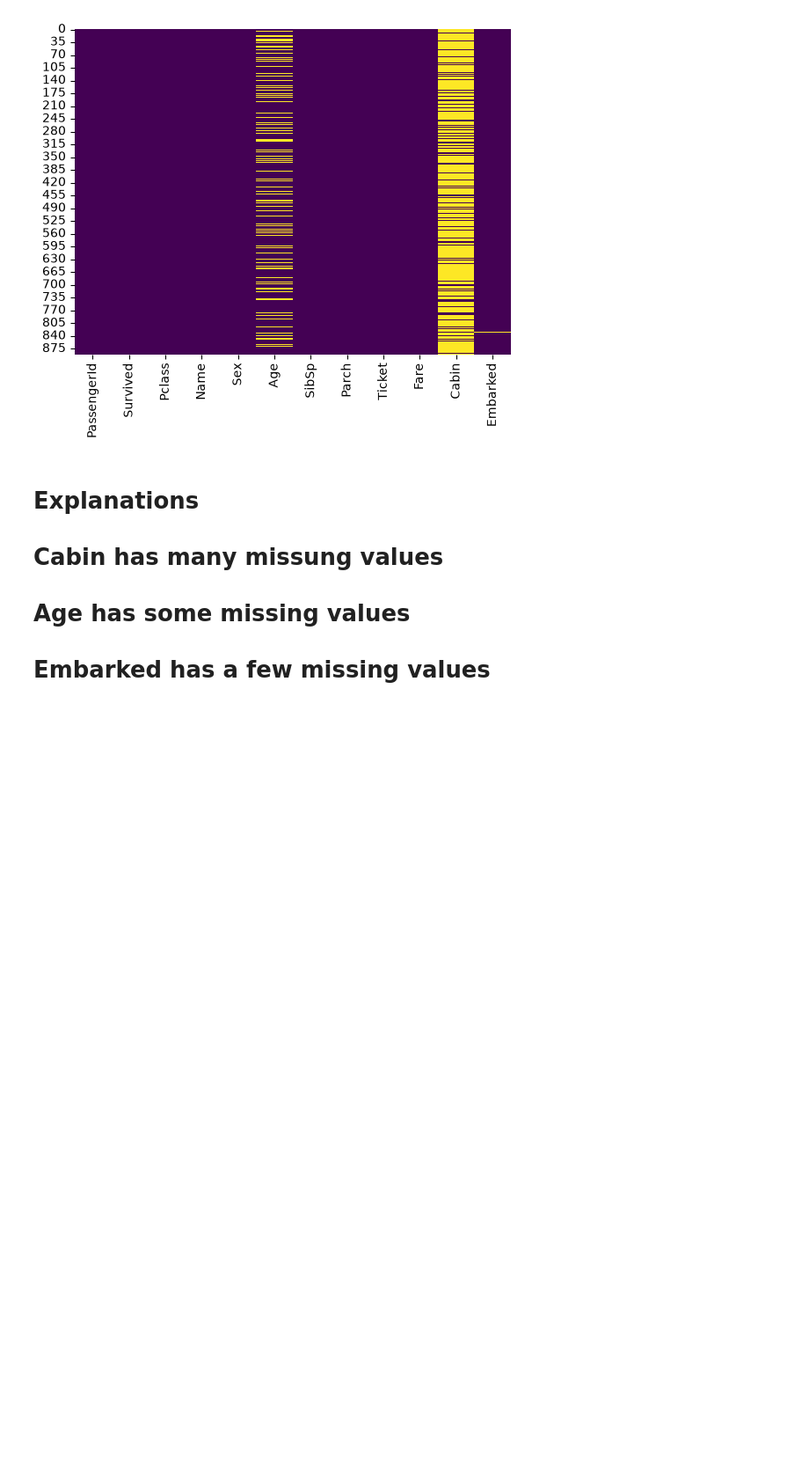
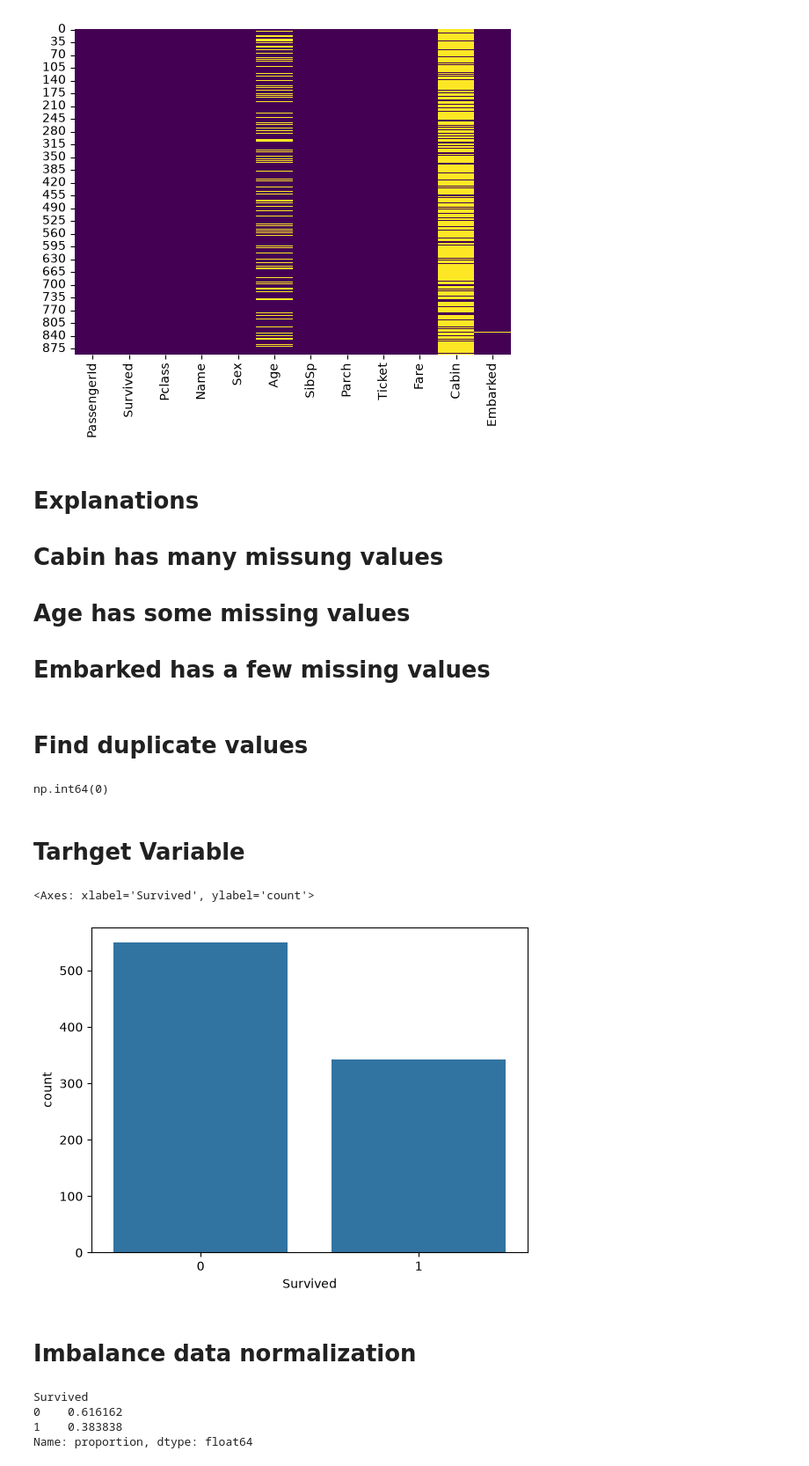
Before and after one commit to shy942/ML-exploration, a Jupyter notebook: notebooks/01_EDA.ipynb, the cells around one changed output. Shown at 88% size. Cells and saved outputs as stored; diff of their text form; code cells hidden in the pictures; blank space fills up the shorter version.

```diff
--- a/notebooks/01_EDA.ipynb
+++ b/notebooks/01_EDA.ipynb
@@ -74,3 +74,25 @@ sns.heatmap(df.isnull(), cbar=False, cmap='viridis')
 # Cabin has many missung values
 # Age has some missing values
 # Embarked has a few missing values
+# %% [markdown]
+# Find duplicate values
+# %%
+df.duplicated().sum()
+# %% [output]
+np.int64(0)
+# %% [markdown]
+# Tarhget Variable
+# %%
+sns.countplot(x='Survived', data=df)
+# %% [output]
+<Axes: xlabel='Survived', ylabel='count'>
+[figure, added]
+# %% [markdown]
+# Imbalance data normalization
+# %%
+df['Survived'].value_counts(normalize=True)
+# %% [output]
+Survived
+0    0.616162
+1    0.383838
+Name: proportion, dtype: float64
```
Also changed, not shown: parts of 5 cells of this notebook.
